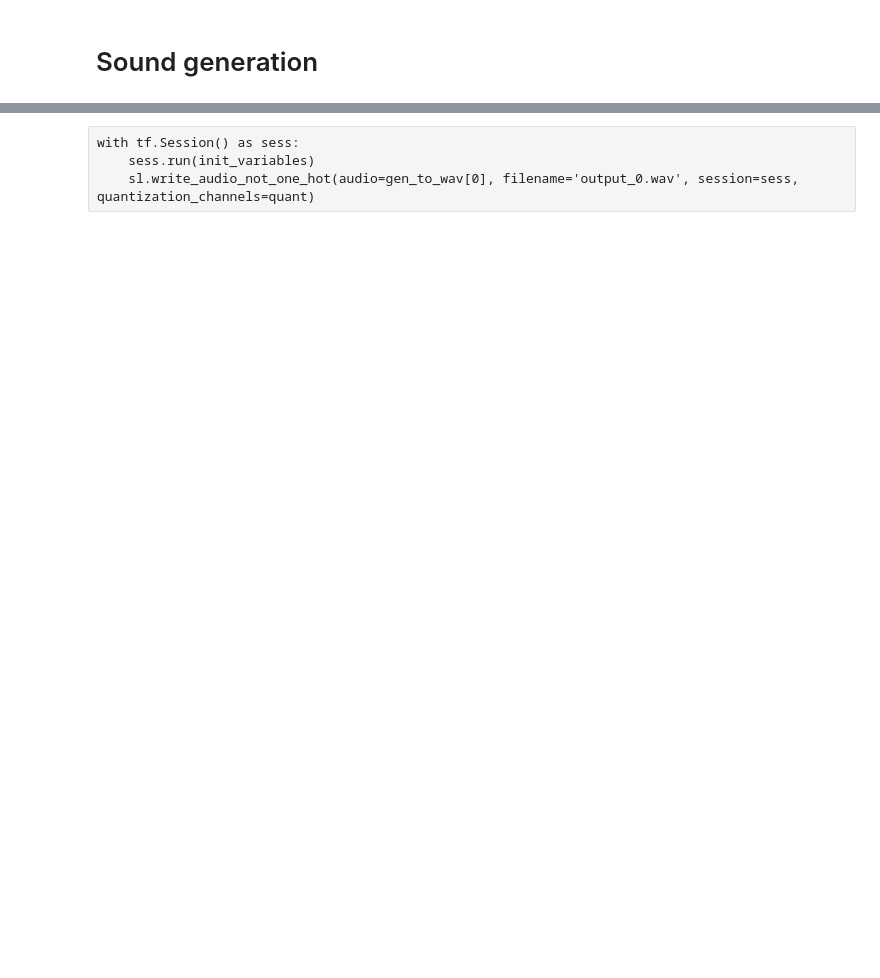
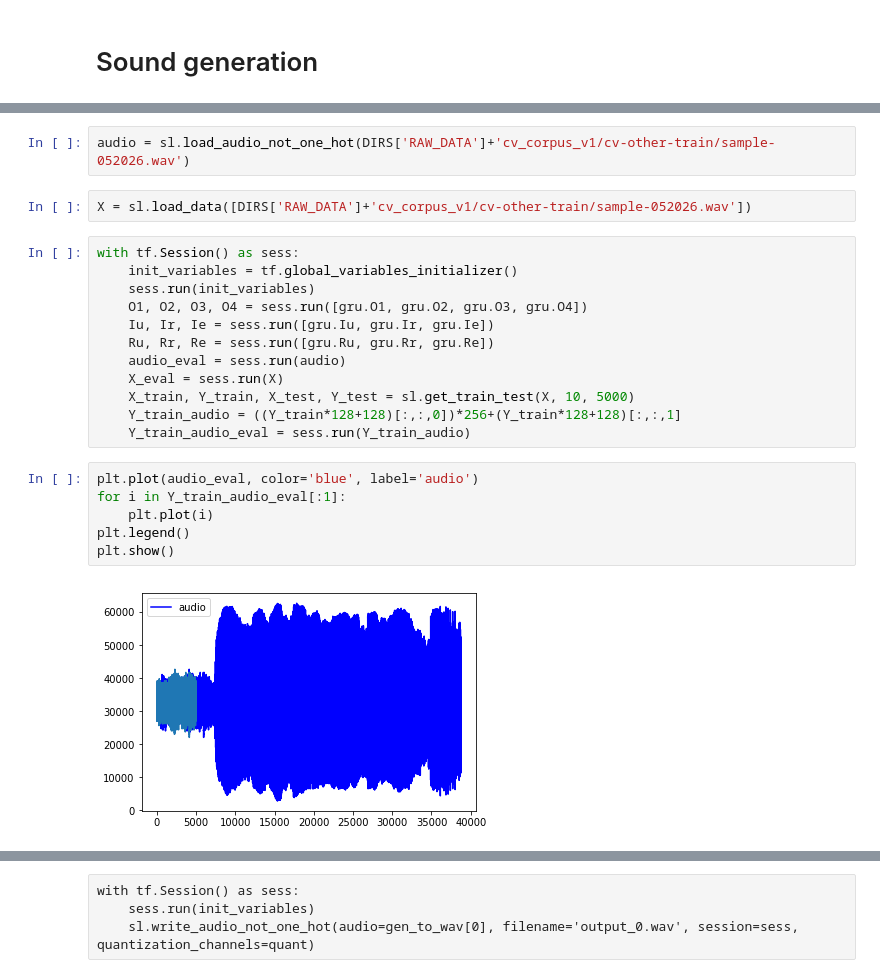
Before and after one commit to EgorDudyrev/Speach_Synthesizer, a Jupyter notebook: notebooks/ed-2019.04.05-Make_Sparse.ipynb, the cells around one changed output, grey strips where cells are left out. Saved outputs shown, nothing was run; the diff lists cells and outputs as text; blank space fills up the shorter version.

Commit message:
Test text OHE transformation

```diff
--- a/notebooks/ed-2019.04.05-Make_Sparse.ipynb
+++ b/notebooks/ed-2019.04.05-Make_Sparse.ipynb
@@ -1152,0 +1217,24 @@ plt.plot(np.int32([np.sin(x/1000)*16000+32256 for x in range(gen_to_wav.shape[1]
+# %%
+audio = sl.load_audio_not_one_hot(DIRS['RAW_DATA']+'cv_corpus_v1/cv-other-train/sample-052026.wav')
+# %%
+X = sl.load_data([DIRS['RAW_DATA']+'cv_corpus_v1/cv-other-train/sample-052026.wav'])
+# %%
+with tf.Session() as sess:
+    init_variables = tf.global_variables_initializer()
+    sess.run(init_variables)
+    O1, O2, O3, O4 = sess.run([gru.O1, gru.O2, gru.O3, gru.O4])
+    Iu, Ir, Ie = sess.run([gru.Iu, gru.Ir, gru.Ie])
+    Ru, Rr, Re = sess.run([gru.Ru, gru.Rr, gru.Re])
+    audio_eval = sess.run(audio)
+    X_eval = sess.run(X)
+    X_train, Y_train, X_test, Y_test = sl.get_train_test(X, 10, 5000)
+    Y_train_audio = ((Y_train*128+128)[:,:,0])*256+(Y_train*128+128)[:,:,1]
+    Y_train_audio_eval = sess.run(Y_train_audio)
+# %%
+plt.plot(audio_eval, color='blue', label='audio')
+for i in Y_train_audio_eval[:1]:
+    plt.plot(i)
+plt.legend()
+plt.show()
+# %% [output]
+[figure, added]
```
Also changed, not shown: parts of 22 cells of this notebook, 10 other files.
